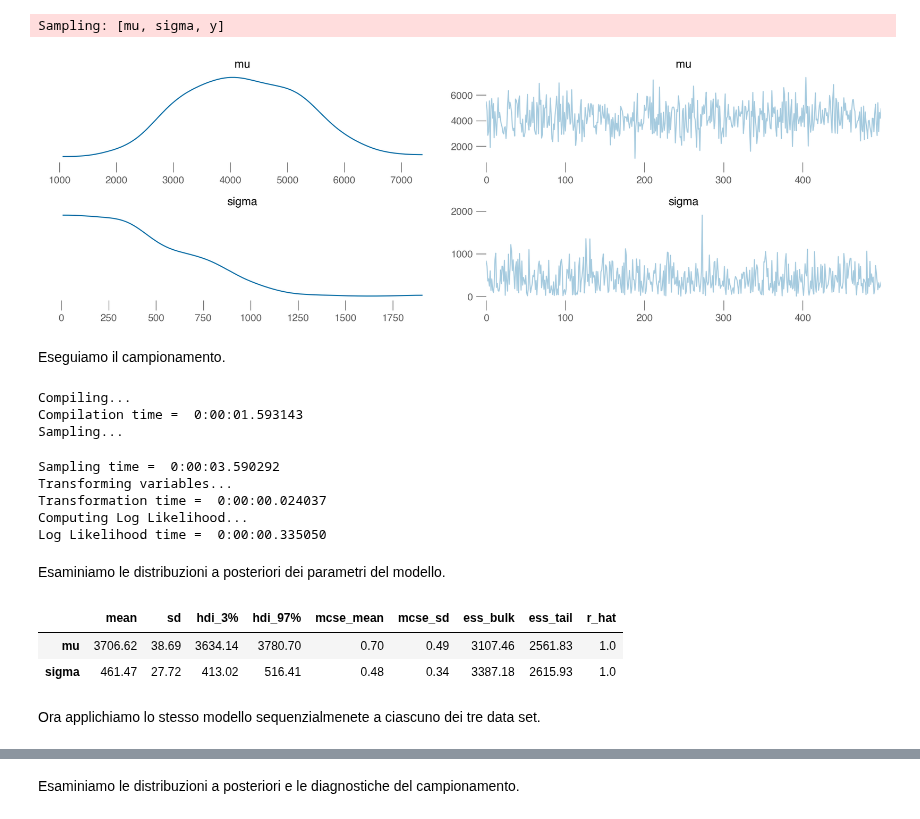
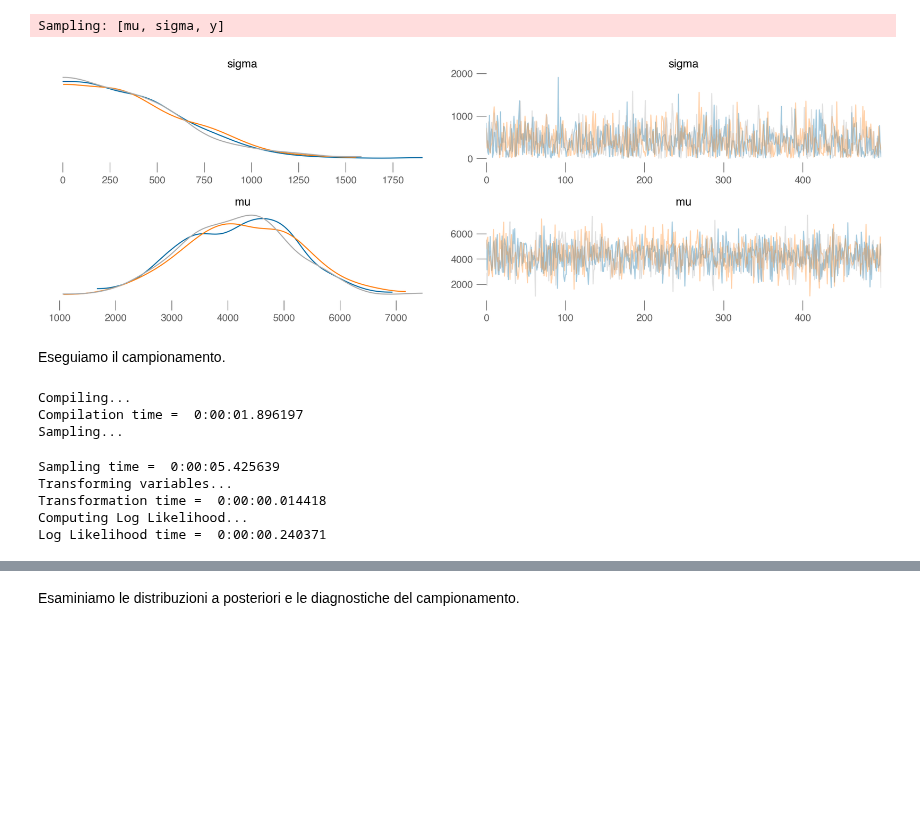
Before and after one commit to ccaudek/ds4psy, a Jupyter notebook: chapter_4/24_multiple_groups.ipynb, the cells around one changed output, grey strips where cells are left out. Saved outputs shown, nothing was run; the diff lists cells and outputs as text; code cells hidden in the pictures; blank space fills up the shorter version.

```diff
--- a/chapter_4/24_multiple_groups.ipynb
+++ b/chapter_4/24_multiple_groups.ipynb
@@ -134,6 +103,21 @@ Utilizziamo un oggetto `MutableData` per immagazzinare i dati osservati. Nel mod
 # %%
-with pm.Model() as model:
-    data = pm.MutableData("data", observed_data[0])
-    mu = pm.Normal("mu", 4200, 1000)
-    sigma = pm.HalfNormal("sigma", 500)
-    pm.Normal("y", mu=mu, sigma=sigma, observed=data)
+coords = {"species": ["Adelie", "Gentoo", "Chinstrap"]}
+
+with pm.Model(coords=coords) as model:
+    # Constant data for species indices
+    species_idx = pm.ConstantData(
+        "species_idx",
+        penguins["species"].replace({"Adelie": 0, "Gentoo": 1, "Chinstrap": 2}).values,
+    )
+
+    # Normal priors for mu and sigma for each species
+    mu = pm.Normal("mu", 4200, 1000, dims="species")
+    sigma = pm.HalfNormal("sigma", 500, dims="species")
+
+    # Likelihood
+    y = pm.Normal(
+        "y",
+        mu=mu[species_idx],
+        sigma=sigma[species_idx],
+        observed=penguins["body_mass_g"],
+    )
@@ -149,33 +191,22 @@ with model:
 # %% [output]
 Sampling: [mu, sigma, y]
 # %%
-prior = idata_prior.prior
-az.plot_trace(prior)
+az.plot_trace(idata_prior.prior)
 plt.tight_layout()
 plt.show()
 # %% [output]
-[figure, old version]
+[figure, new version]
 # %% [markdown]
 Eseguiamo il campionamento.
 # %%
 with model:
-    idata_0 = pm.sampling_jax.sample_numpyro_nuts(idata_kwargs={"log_likelihood": True})
+    idata = pm.sampling_jax.sample_numpyro_nuts(idata_kwargs={"log_likelihood": True})
 # %% [output]
 Compiling...
-Compilation time =  0:00:01.593143
+Compilation time =  0:00:01.896197
 Sampling...
-Sampling time =  0:00:03.590292
+Sampling time =  0:00:05.425639
 Transforming variables...
-Transformation time =  0:00:00.024037
+Transformation time =  0:00:00.014418
 Computing Log Likelihood...
-Log Likelihood time =  0:00:00.335050
+Log Likelihood time =  0:00:00.240371
-# %% [markdown]
-Esaminiamo le distribuzioni a posteriori dei parametri del modello.
-# %%
-az.summary(idata_0, round_to=2)
-# %% [output]
-|  | mean | sd | hdi_3% | hdi_97% | mcse_mean | mcse_sd | ess_bulk | ess_tail | r_hat |
-| mu | 3706.62 | 38.69 | 3634.14 | 3780.70 | 0.70 | 0.49 | 3107.46 | 2561.83 | 1.0 |
-| sigma | 461.47 | 27.72 | 413.02 | 516.41 | 0.48 | 0.34 | 3387.18 | 2615.93 | 1.0 |
-# %% [markdown]
-Ora applichiamo lo stesso modello sequenzialmenete a ciascuno dei tre data set.
```
Also changed, not shown: parts of 53 cells of this notebook, 5 other files.
